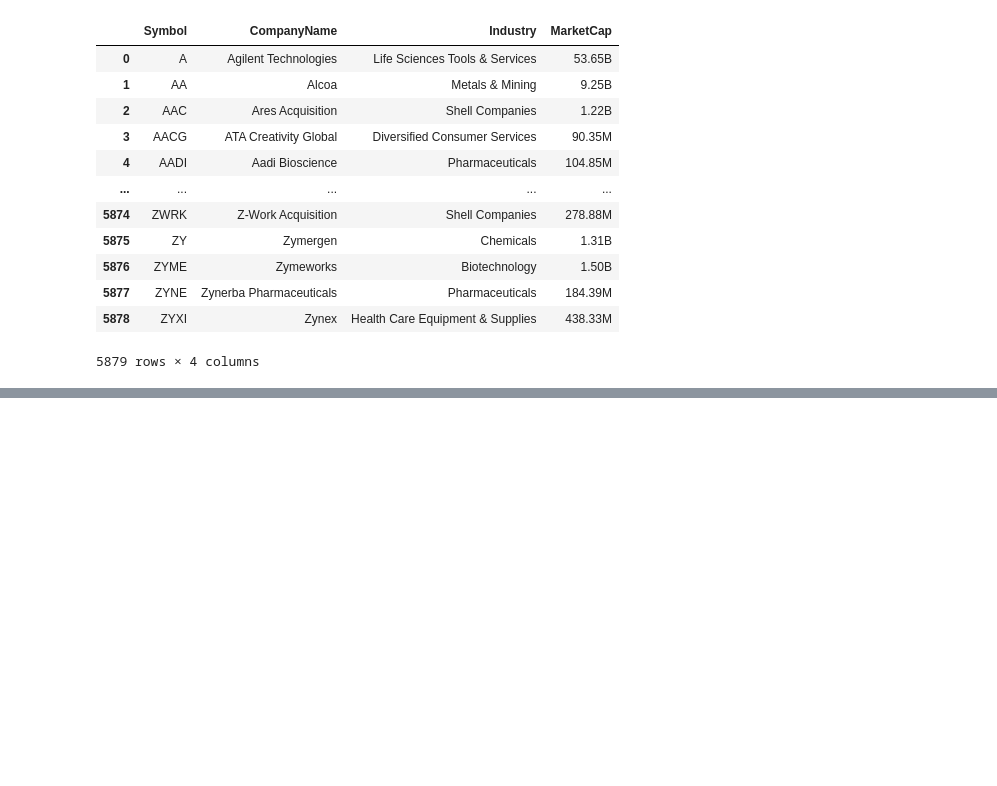
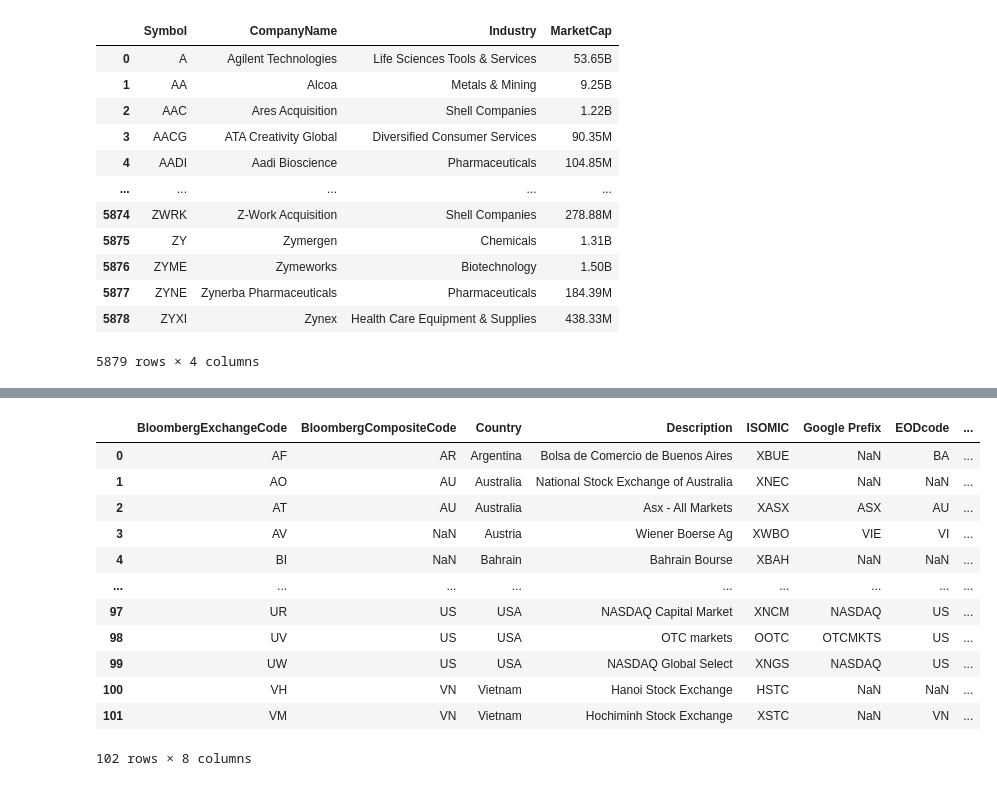
Before and after one commit to Detective-Ryuzak1/Machine-Learnig-examples, a Jupyter notebook: NLP/nlp.ipynb, the cells around one changed output, grey strips where cells are left out. Cells and saved outputs as stored; diff of their text form; code cells hidden in the pictures; blank space fills up the shorter version.

```diff
--- a/NLP/nlp.ipynb
+++ b/NLP/nlp.ipynb
@@ -1826,0 +1860,17 @@ df
+# %%
+df3 = pd.read_csv("stock_exchanges.tsv", sep="\t")
+df3
+# %% [output]
+|  | BloombergExchangeCode | BloombergCompositeCode | Country | Description | ISOMIC | Google Prefix | EODcode | ... |
+| 0 | AF | AR | Argentina | Bolsa de Comercio de Buenos Aires | XBUE | NaN | BA | ... |
+| 1 | AO | AU | Australia | National Stock Exchange of Australia | XNEC | NaN | NaN | ... |
+| 2 | AT | AU | Australia | Asx - All Markets | XASX | ASX | AU | ... |
+| 3 | AV | NaN | Austria | Wiener Boerse Ag | XWBO | VIE | VI | ... |
+| 4 | BI | NaN | Bahrain | Bahrain Bourse | XBAH | NaN | NaN | ... |
+| ... | ... | ... | ... | ... | ... | ... | ... | ... |
+| 97 | UR | US | USA | NASDAQ Capital Market | XNCM | NASDAQ | US | ... |
+| 98 | UV | US | USA | OTC markets | OOTC | OTCMKTS | US | ... |
+| 99 | UW | US | USA | NASDAQ Global Select | XNGS | NASDAQ | US | ... |
+| 100 | VH | VN | Vietnam | Hanoi Stock Exchange | HSTC | NaN | NaN | ... |
+| 101 | VM | VN | Vietnam | Hochiminh Stock Exchange | XSTC | NaN | VN | ... |
+102 rows × 8 columns
```
Also changed, not shown: parts of 7 cells of this notebook.
